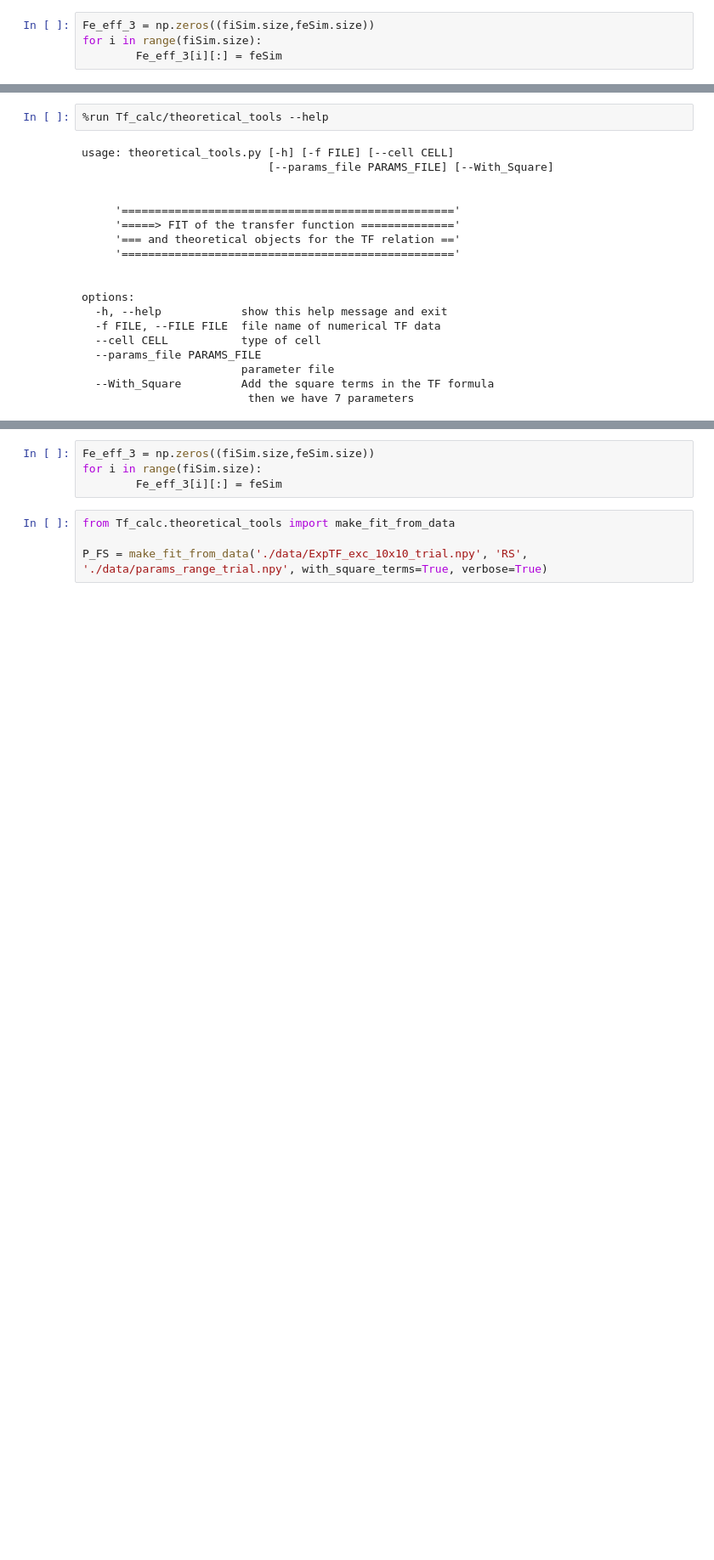
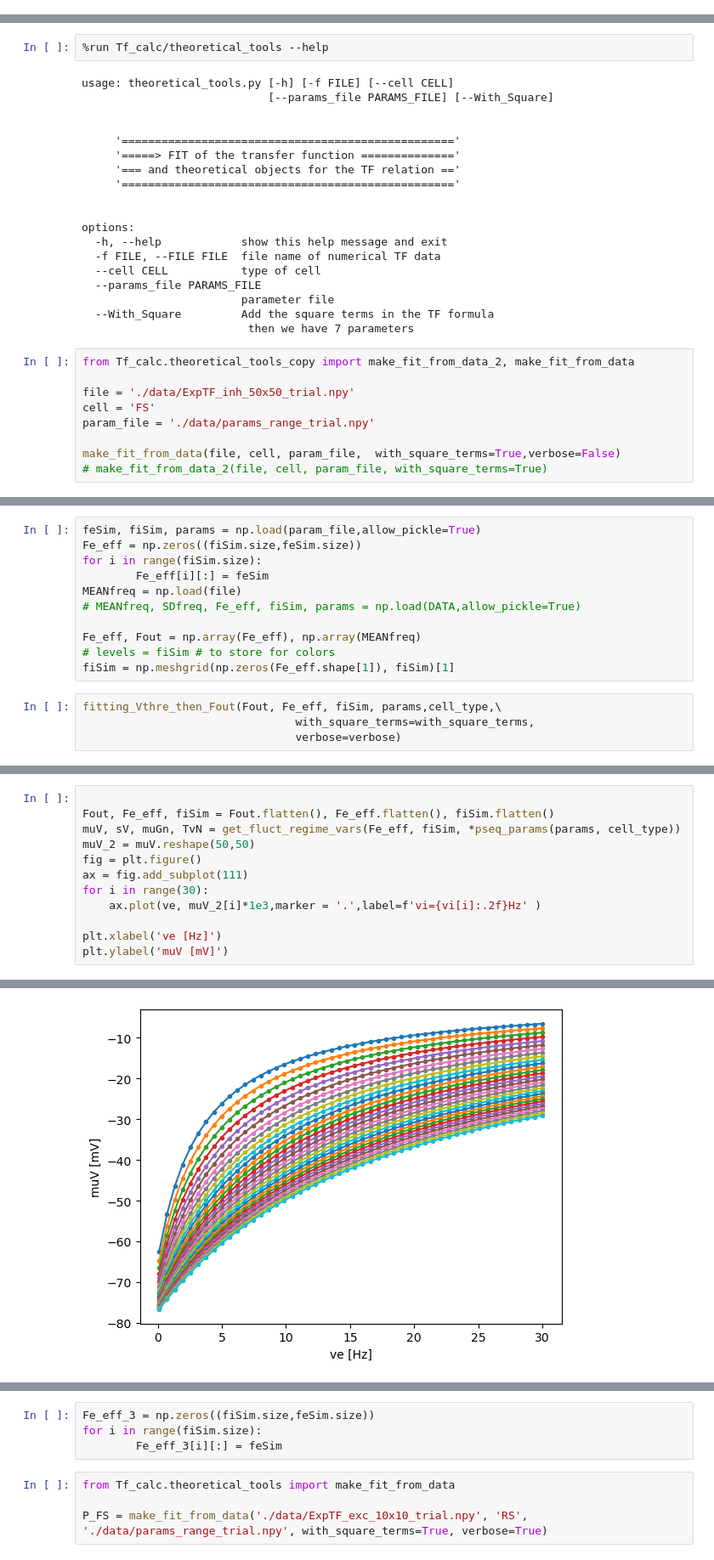
Before and after one commit to mariasacha/paper_pipeline_hub, a Jupyter notebook: whole_pipeline.ipynb, the cells around one changed output, grey strips where cells are left out. Shown at 85% size. Drawn from its saved outputs; the diff is of its cells as text; blank space fills up the shorter version.

```diff
--- a/whole_pipeline.ipynb
+++ b/whole_pipeline.ipynb
@@ -113,4 +80,0 @@ C:\Users\maria\Documents\tvb\Paper_github\data\ExpTF_exc_10x10_trial.npy
-# %%
-Fe_eff_3 = np.zeros((fiSim.size,feSim.size))
-for i in range(fiSim.size):
-        Fe_eff_3[i][:] = feSim
@@ -352,3 +151,12 @@ options:
                         parameter file
   --With_Square         Add the square terms in the TF formula
                          then we have 7 parameters
+# %%
+from Tf_calc.theoretical_tools_copy import make_fit_from_data_2, make_fit_from_data
+
+file = './data/ExpTF_inh_50x50_trial.npy'
+cell = 'FS'
+param_file = './data/params_range_trial.npy'
+
+make_fit_from_data(file, cell, param_file,  with_square_terms=True,verbose=False)
+# make_fit_from_data_2(file, cell, param_file, with_square_terms=True)
@@ -354,0 +184,15 @@ options:
+# %%
+feSim, fiSim, params = np.load(param_file,allow_pickle=True)
+Fe_eff = np.zeros((fiSim.size,feSim.size))
+for i in range(fiSim.size):
+        Fe_eff[i][:] = feSim
+MEANfreq = np.load(file)
+# MEANfreq, SDfreq, Fe_eff, fiSim, params = np.load(DATA,allow_pickle=True)
+
+Fe_eff, Fout = np.array(Fe_eff), np.array(MEANfreq)
+# levels = fiSim # to store for colors
+fiSim = np.meshgrid(np.zeros(Fe_eff.shape[1]), fiSim)[1]
+# %%
+fitting_Vthre_then_Fout(Fout, Fe_eff, fiSim, params,cell_type,\
+                                with_square_terms=with_square_terms,
+                                verbose=verbose)
@@ -354,0 +209,13 @@ options:
+# %%
+
+Fout, Fe_eff, fiSim = Fout.flatten(), Fe_eff.flatten(), fiSim.flatten()
+muV, sV, muGn, TvN = get_fluct_regime_vars(Fe_eff, fiSim, *pseq_params(params, cell_type))
+muV_2 = muV.reshape(50,50)
+fig = plt.figure()
+ax = fig.add_subplot(111)
+for i in range(30):
+    ax.plot(ve, muV_2[i]*1e3,marker = '.',label=f'vi={vi[i]:.2f}Hz' )
+
+plt.xlabel('ve [Hz]')
+plt.ylabel('muV [mV]')
+# %% [output]
@@ -354,0 +223 @@ options:
+[figure, added]
```
Also changed, not shown: parts of 65 cells of this notebook, 11 other files.
